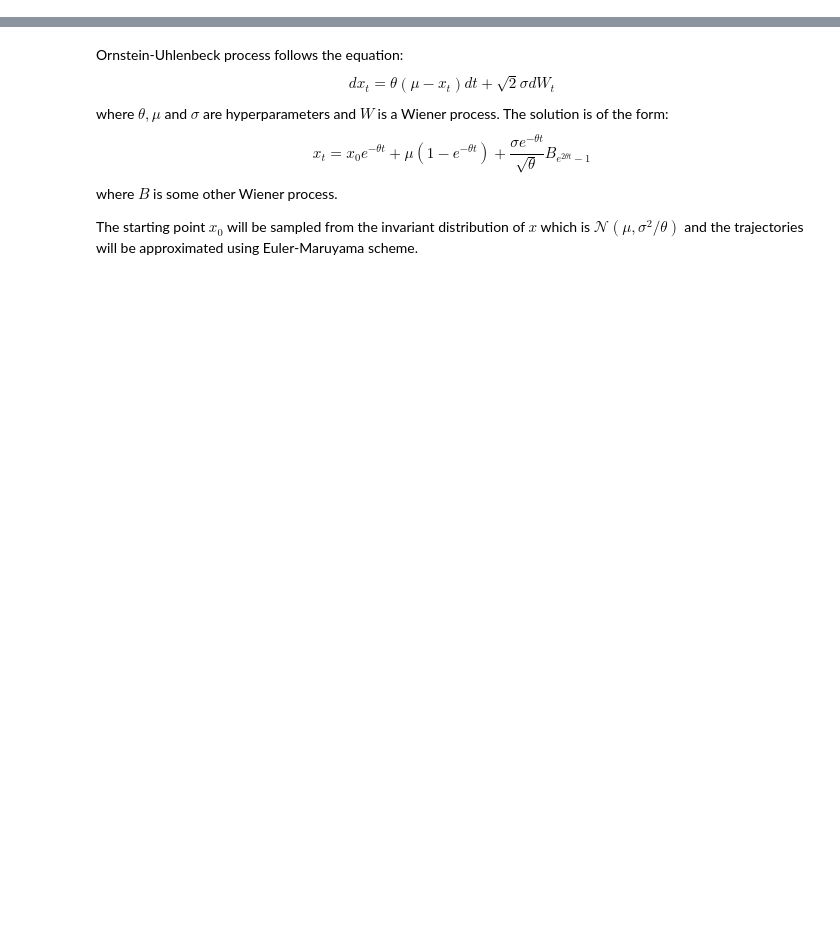
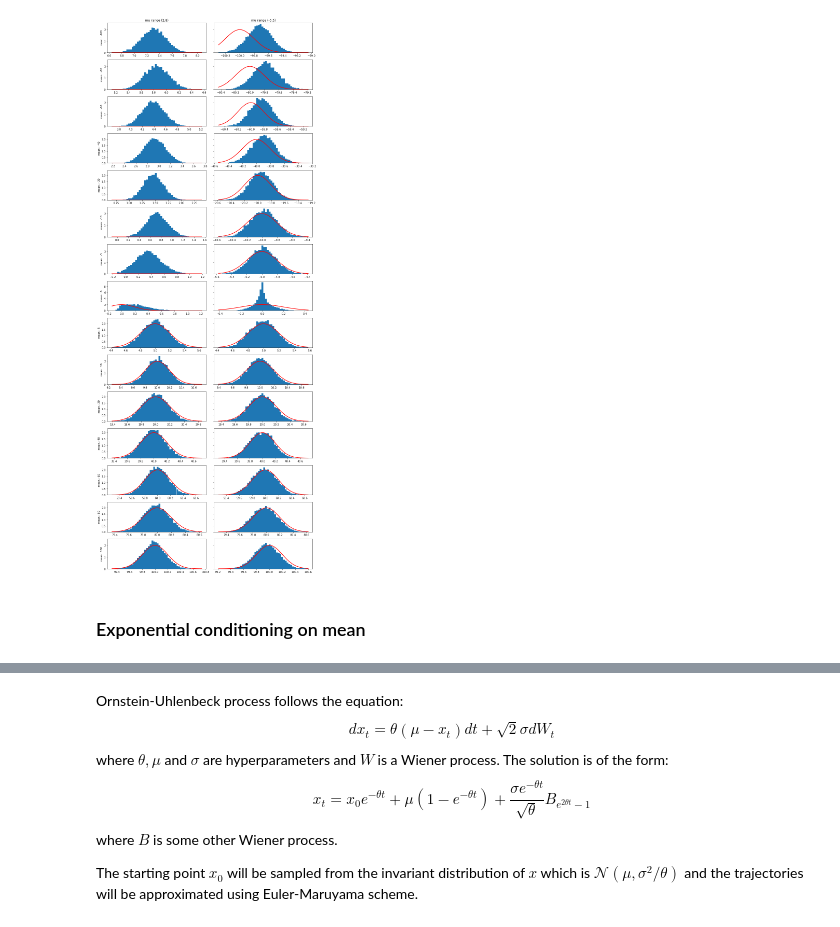
Before and after one commit to mitkel/DL, a Jupyter notebook: CVAE/results.ipynb, the cells around one changed output, grey strips where cells are left out. Saved outputs shown, nothing was run; the diff lists cells and outputs as text; code cells hidden in the pictures; blank space fills up the shorter version.

Commit message:
updated presentation - multiplot for normals

```diff
--- a/CVAE/results.ipynb
+++ b/CVAE/results.ipynb
@@ -0,0 +106,43 @@
+# %%
+import torch
+import numpy as np
+import matplotlib.pyplot as plt
+
+from model import CVAE
+from gen_data import cvae_ds
+
+samples = 10000
+nrows = 15
+ncols = 2
+fig, axs = plt.subplots(nrows, ncols,
+                        figsize=(ncols*6, nrows*2),
+                        sharey='row')
+
+
+for i in range(ncols):
+    name = f"data/CVAE_normal_{i}"
+    par = np.load(name+"_params.npy", allow_pickle=True).item()
+    model = CVAE(**par)
+    model.load_state_dict(torch.load(name+"_model"))
+
+    for j, mean in enumerate(np.concatenate([np.arange(-100,-10,20),
+                                             np.arange(-10,11,5),
+                                             np.arange(20,101,20)])):
+        res = model.sample_trajectories(samples, torch.tensor(mean)).squeeze(1)
+
+        count, bins, _ = axs[j,i].hist(res.numpy(), 50, density=1)
+        axs[j,i].plot(bins, 1/(par['sigma'] * np.sqrt(2 * np.pi)) *
+                       np.exp( - (bins - mean)**2 / (2 * par['sigma']**2) ),
+                 linewidth=2, color='r')
+
+        axs[j,0].set_ylabel(f"mean.: {mean}")
+
+
+axs[0,0].title.set_text("mu range (2,8)")
+axs[0,1].title.set_text("mu range (-5,5)")
+fig.tight_layout()
+plt.show()
+# %% [output]
+[figure, added]
+# %% [markdown]
+### Exponential conditioning on mean
```
Also changed, not shown: parts of 24 cells of this notebook.
